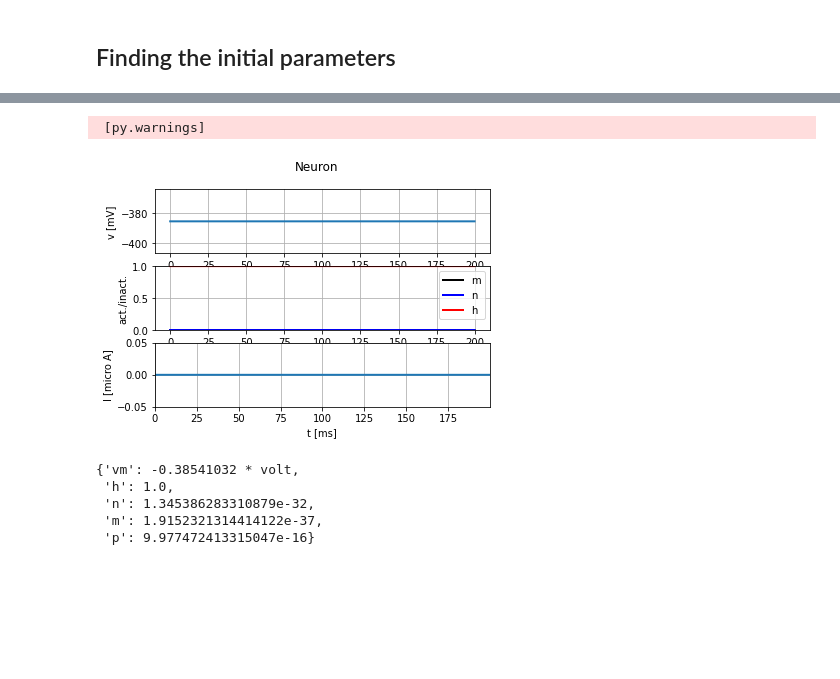
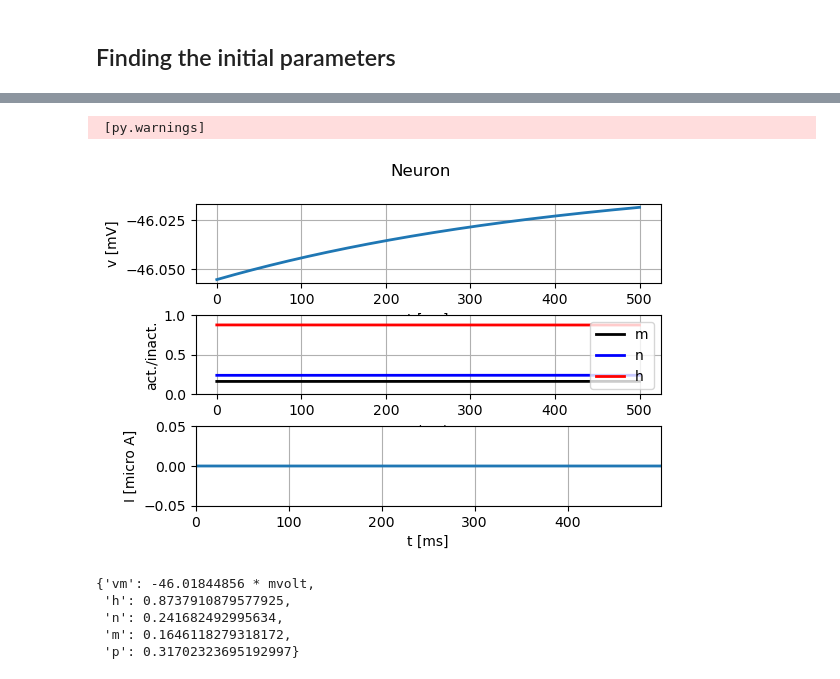
Before and after one commit to belamenso/biomod-single-neuron, a Jupyter notebook: Neuron models.ipynb, the cells around one changed output, grey strips where cells are left out. Saved outputs shown, nothing was run; the diff lists cells and outputs as text; code cells hidden in the pictures; blank space fills up the shorter version.

```diff
--- a/Neuron models.ipynb
+++ b/Neuron models.ipynb
@@ -11,6 +12,9 @@ def plot_data(state_monitor, title=None):
         state_monitor (StateMonitor): the data to plot
         title (string, optional): plot title to display
     """
+
+    fig = matplotlib.pyplot.gcf()
+    fig.set_dpi(100)
 
     plt.subplot(311)
     plt.plot(state_monitor.t / b2.ms, state_monitor.vm[0] / b2.mV, lw=2)
@@ -46,7 +50,9 @@ def plot_data(state_monitor, title=None):
     if title is not None:
         plt.suptitle(title)
 
+    plt.subplots_adjust(wspace=0.4, hspace=0.4)
     plt.show()
+    plt.show()
 # %%
 def regular_spiking(input_current, simulation_time):
     # neuron parameters
@@ -99,6 +108,9 @@ def adaptive(input_current, simulation_time):
     gK  = 5 * b2.msiemens
     EK  = -90 * b2.mV
     gM  = 0.07 * b2.msiemens
+
+    gl = 0.3 * b2.msiemens
+    El = 10.6 * b2.mV
 
     C = 1 * b2.ufarad
 
@@ -122,17 +134,17 @@ def adaptive(input_current, simulation_time):
     p_inf = 1/(exp(-0.1 * (vm+40*mV)/mV)+1) : 1
     tau_p = 2000 / (3.3 * exp((vm + 20*mV)/mV/20) + exp(-1*(vm + 20*mV)/mV/20)) * ms : second
 
-    membrane_Im = I_e + I_Na + I_K + I_M : amp
+    membrane_Im = I_e + I_Na + I_K + I_M + gl*(El-vm) : amp
     dvm/dt = membrane_Im/C : volt
     """
 
     neuron = b2.NeuronGroup(1, eqs, method="exponential_euler")
 
-    neuron.vm = -385.410316948573 * b2.mV
-    neuron.m = 1.9152321314413855e-37
-    neuron.h = 1
-    neuron.n = 1.345386283310858e-32
-    neuron.p = 9.977472413315047e-16
+    neuron.vm = -46.05545044 * b2.mV
+    neuron.m = 0.16381271422582958
+    neuron.h = 0.8748396735213335
+    neuron.n = 0.24080902332772933
+    neuron.p = 0.23876524919668762
 
     st_mon = b2.StateMonitor(neuron, ["vm", "I_e", "I_Na", "I_K", "I_M", "m", "n", "h", "p"], record=True)
 
@@ -164,9 +176,9 @@ plot_data(state_monitor, title="Neuron")
 # %%
-state_monitor = adaptive(input_factory.get_zero_current(), 200 * b2.ms)
+state_monitor = adaptive(input_factory.get_zero_current(), 500 * b2.ms)
 plot_data(state_monitor, title="Neuron")
 # %% [output]
  [py.warnings]
-[figure, old version]
+[figure, new version]
 # %%
 {
     'vm': state_monitor.vm[0].tolist()[-1],
@@ -176,8 +188,8 @@ plot_data(state_monitor, title="Neuron")
     'p': state_monitor.p[0].tolist()[-1],
 }
 # %% [output]
-{'vm': -0.38541032 * volt,
- 'h': 1.0,
- 'n': 1.345386283310879e-32,
- 'm': 1.9152321314414122e-37,
- 'p': 9.977472413315047e-16}
+{'vm': -46.01844856 * mvolt,
+ 'h': 0.8737910879577925,
+ 'n': 0.241682492995634,
+ 'm': 0.1646118279318172,
+ 'p': 0.31702323695192997}
```
Also changed, not shown: parts of 7 cells of this notebook.
